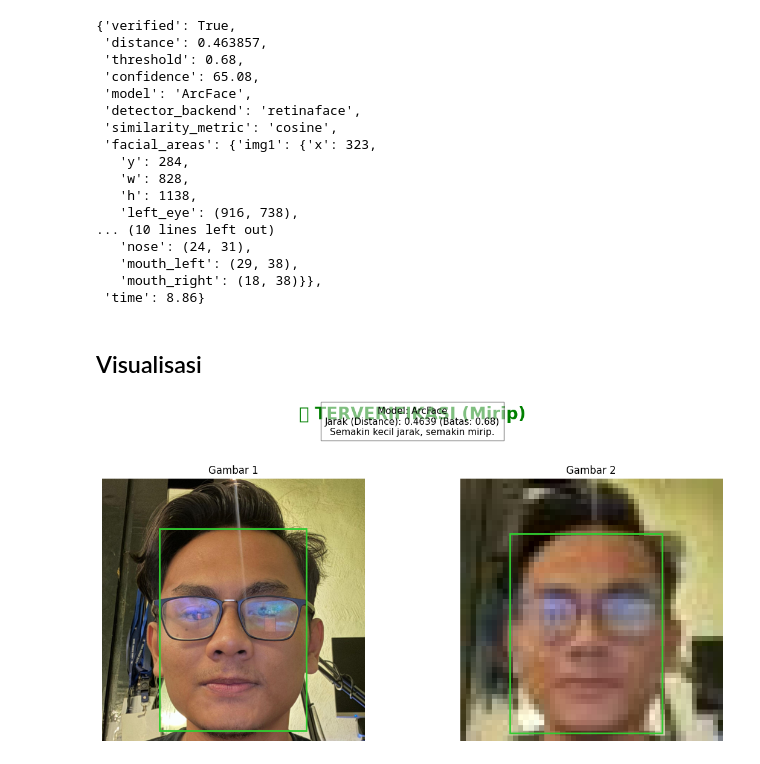
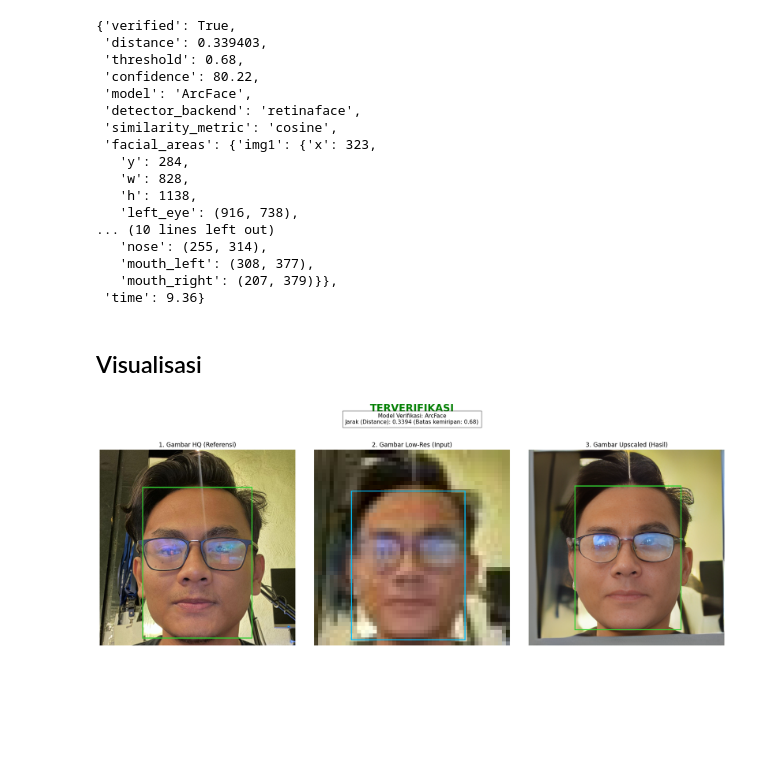
Before and after one commit to SiPilip/v1_rekognisi_wajah_dengan_citra_rendah, a Jupyter notebook: model_arcface/model.ipynb, the cells around one changed output. Drawn from its saved outputs; the diff is of its cells as text; code cells hidden in the pictures; blank space fills up the shorter version.

Commit message:
Perbarui notebook model ArcFace dengan menambahkan logika verifikasi wajah dan memperbaiki jalur gambar. Juga, perbarui status subproyek untuk mencerminkan keadaan kotor.

```diff
--- a/model_arcface/model.ipynb
+++ b/model_arcface/model.ipynb
@@ -3,7 +3,7 @@ from deepface import DeepFace
 # %%
 hq_face_path= "../raw_hq_data/pilip_hq_1.jpg"
 lq_face_path="../raw_lq_data/downscaled_img.jpg"
-upscaled_face_path="../results/restored_faces/"
+upscaled_face_path="../results/restored_faces/downscaled_img_00.jpg"
 # %%
 result = DeepFace.verify(
   img1_path=hq_face_path,
@@ -15,9 +15,9 @@ result = DeepFace.verify(
 result
 # %% [output]
 {'verified': True,
- 'distance': 0.463857,
+ 'distance': 0.339403,
  'threshold': 0.68,
- 'confidence': 65.08,
+ 'confidence': 80.22,
  'model': 'ArcFace',
  'detector_backend': 'retinaface',
  'similarity_metric': 'cosine',
@@ -27,10 +27,10 @@ result
    'h': 1138,
    'left_eye': (916, 738),
 ... (10 lines left out)
-   'nose': (24, 31),
-   'mouth_left': (29, 38),
-   'mouth_right': (18, 38)}},
- 'time': 8.86}
+   'nose': (255, 314),
+   'mouth_left': (308, 377),
+   'mouth_right': (207, 379)}},
+ 'time': 9.36}
 # %% [markdown]
 ## Visualisasi
 # %%
@@ -106,10 +106,10 @@ def visualize_comparison(result, all_facial_areas, hq_img_path, lowres_img_path,
 
     # Tentukan teks dan warna untuk judul utama
     if is_verified:
-        verification_text = "✅ TERVERIFIKASI (Gambar 1 & 3 Dianggap Orang yang Sama)"
+        verification_text = "TERVERIFIKASI"
         title_color = 'green'
     else:
-        verification_text = "❌ TIDAK TERVERIFIKASI (Gambar 1 & 3 Dianggap Berbeda)"
+        verification_text = "TIDAK TERVERIFIKASI"
         title_color = 'red'
 
     # Tambahkan judul utama yang menunjukkan hasil
@@ -126,11 +126,36 @@ def visualize_comparison(result, all_facial_areas, hq_img_path, lowres_img_path,
     plt.show()
 # %%
 try:
-    visualize_verification(result, img1_path, img2_path)
-except FileNotFoundError:
-    print(f"Error: Salah satu atau kedua file gambar tidak ditemukan.")
-    print(f"Path 1: {img1_path}")
-    print(f"Path 2: {img2_path}")
-    print("Mohon periksa kembali path file Anda.")
+    result_verification = DeepFace.verify(
+        img1_path=hq_face_path,
+        img2_path=upscaled_face_path,
+        model_name="ArcFace",
+        detector_backend="retinaface",
+        enforce_detection=False
+    )
+
+    face_obj_lowres = DeepFace.extract_faces(
+        img_path=lq_face_path,
+        detector_backend="retinaface",
+        enforce_detection=False
+    )
+
+    all_faces = {
+        'hq': result_verification['facial_areas']['img1'],
+        'upscaled': result_verification['facial_areas']['img2'],
+        'lowres': face_obj_lowres[0]['facial_area'] # Ambil dari hasil extract_faces
+    }
+
+    visualize_comparison(
+        result=result_verification,
+        all_facial_areas=all_faces,
+        hq_img_path=hq_face_path,
+        lowres_img_path=lq_face_path,
+        upscaled_img_path=upscaled_face_path
+    )
+
+except Exception as e:
+    print(f"Terjadi error: {e}")
+    print("Pastikan semua path gambar sudah benar dan wajah dapat terdeteksi.")
 # %% [output]
-[figure, old version]
+[figure, new version]
```
Also changed, not shown: 1 other file.
